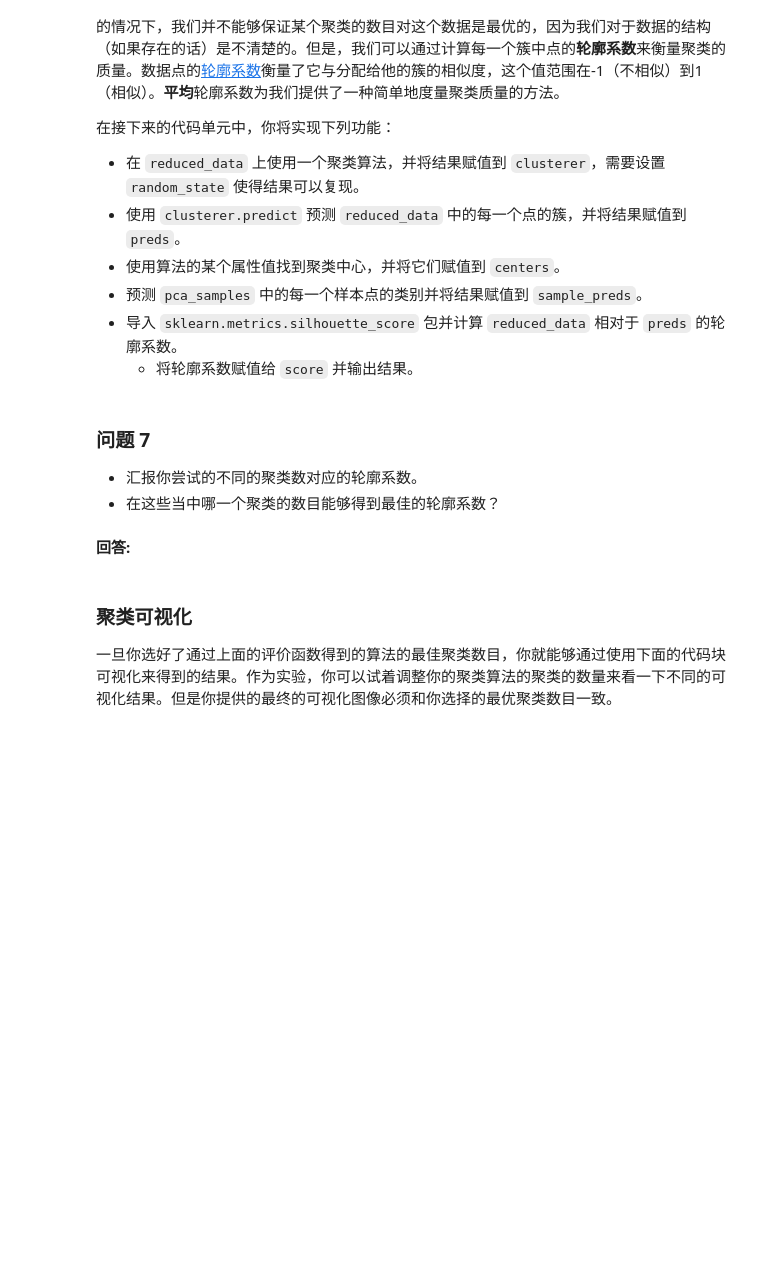
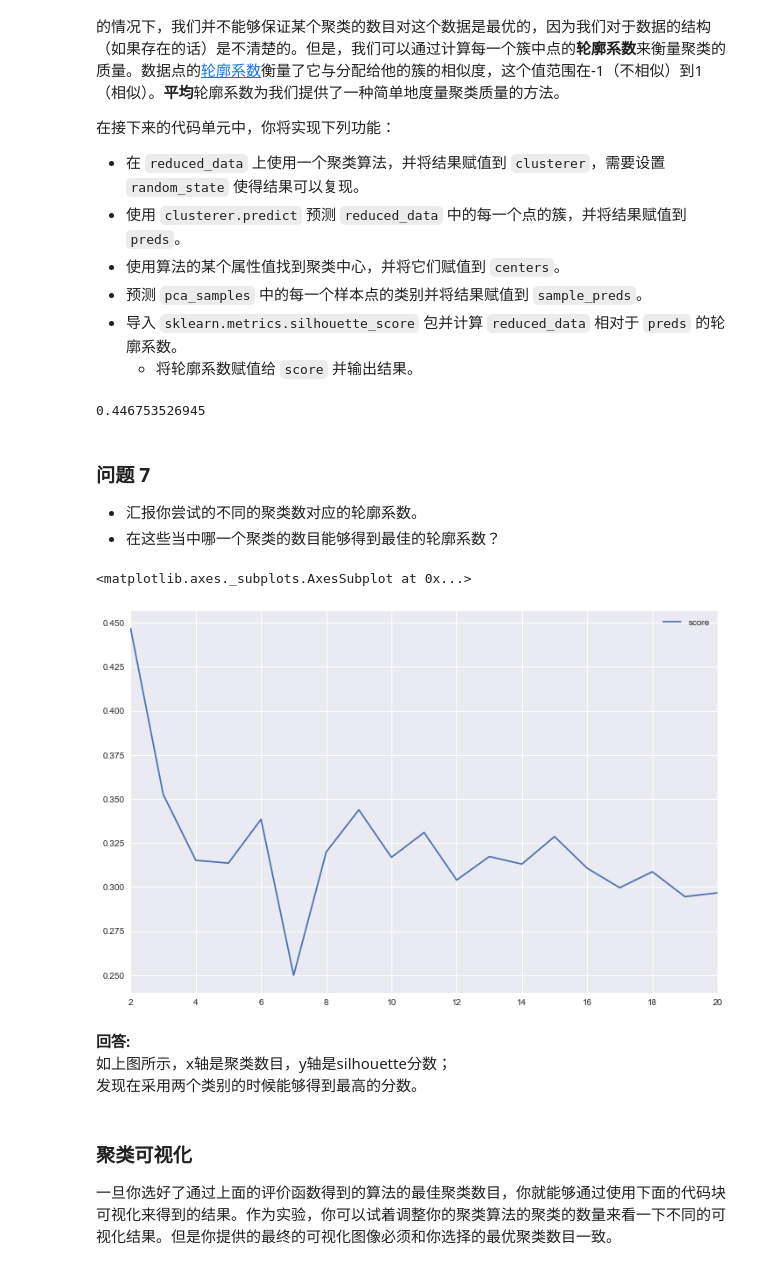
Before and after one commit to orxg/MLND_CN_P3_Customer_Segments, a Jupyter notebook: customer_segments.ipynb, the cells around one changed output. Saved outputs shown, nothing was run; the diff lists cells and outputs as text; code cells hidden in the pictures; blank space fills up the shorter version.

```diff
--- a/customer_segments.ipynb
+++ b/customer_segments.ipynb
@@ -376,13 +395,14 @@ display(pd.DataFrame(np.round(pca_samples, 4), columns = pca_results.index.value
  - 使用 `pca.transform` 将 `log_samples` 进行转换，并将结果存储在 `pca_samples` 中。
 # %%
 # TODO：通过在good data上进行PCA，将其转换成两个维度
-pca = None
+pca = PCA(n_components = 2)
+pca.fit(good_data)
 
 # TODO：使用上面训练的PCA将good data进行转换
-reduced_data = None
+reduced_data = pca.transform(good_data)
 
 # TODO：使用上面训练的PCA将log_samples进行转换
-pca_samples = None
+pca_samples = pca.transform(log_samples)
 
 # 为降维后的数据创建一个DataFrame
 reduced_data = pd.DataFrame(reduced_data, columns = ['Dimension 1', 'Dimension 2'])
@@ -434,26 +474,49 @@ vs.biplot(good_data, reduced_data, pca)
    - 将轮廓系数赋值给 `score` 并输出结果。
 # %%
 # TODO：在降维后的数据上使用你选择的聚类算法
-clusterer = None
+from sklearn.mixture import GaussianMixture
+clusterer = GaussianMixture(n_components = 2,random_state = 0)
+clusterer.fit(reduced_data)
 
 # TODO：预测每一个点的簇
-preds = None
+preds = clusterer.predict(reduced_data)
 
 # TODO：找到聚类中心
-centers = None
+centers = clusterer.means_
 
 # TODO：预测在每一个转换后的样本点的类
-sample_preds = None
+sample_preds = clusterer.predict(pca_samples)
 
 # TODO：计算选择的类别的平均轮廓系数（mean silhouette coefficient）
-score = None
+from sklearn.metrics import silhouette_score
+score = silhouette_score(reduced_data,preds)
+print(score)
+# %% [output]
+0.446753526945
 # %% [markdown]
 ### 问题 7
 
 * 汇报你尝试的不同的聚类数对应的轮廓系数。
 * 在这些当中哪一个聚类的数目能够得到最佳的轮廓系数？
+# %%
+components_list = list(range(2,21))
+score_list = []
+for n in components_list:
+    clusterer = GaussianMixture(n_components = n,random_state = 0)
+    clusterer.fit(reduced_data)
+    preds = clusterer.predict(reduced_data)
+    score = silhouette_score(reduced_data,preds)
+    score_list.append(score)
+
+result = pd.DataFrame([score_list],columns = components_list,index = ['score']).T
+result.plot(figsize = (12,8))
+# %% [output]
+<matplotlib.axes._subplots.AxesSubplot at 0x...>
+[figure, added]
 # %% [markdown]
 **回答:**
+如上图所示，x轴是聚类数目，y轴是silhouette分数；
+发现在采用两个类别的时候能够得到最高的分数。
 # %% [markdown]
 ### 聚类可视化
 一旦你选好了通过上面的评价函数得到的算法的最佳聚类数目，你就能够通过使用下面的代码块可视化来得到的结果。作为实验，你可以试着调整你的聚类算法的聚类的数量来看一下不同的可视化结果。但是你提供的最终的可视化图像必须和你选择的最优聚类数目一致。
```
Also changed, not shown: parts of 14 cells of this notebook.
